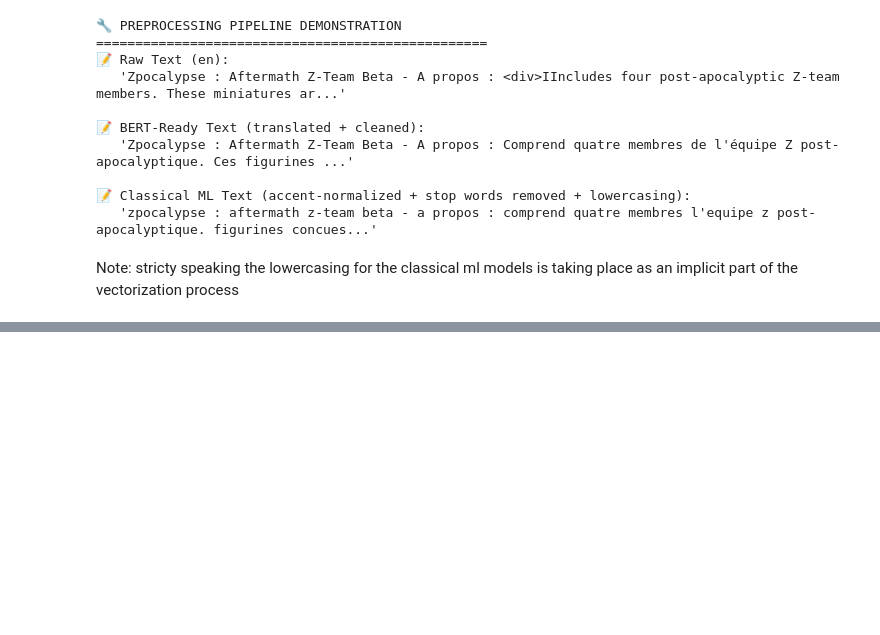
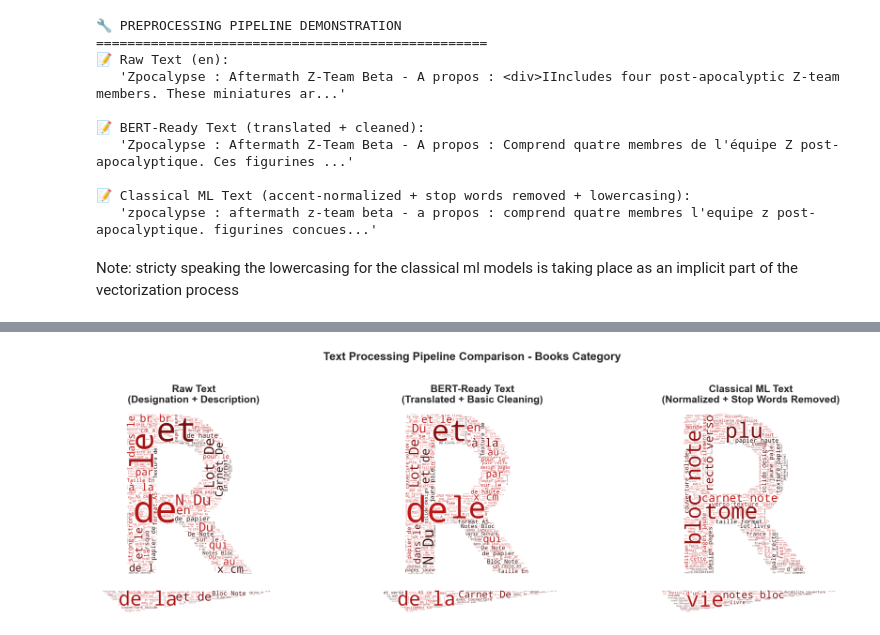
Before and after one commit to Wilsbert12/Data_Science_Classification_of_Rakuten_Challenge_Multimodal_Soft_Vote, a Jupyter notebook: notebooks/01_exploratory_data_analysis.ipynb, the cells around one changed output, grey strips where cells are left out. Drawn from its saved outputs; the diff is of its cells as text; code cells hidden in the pictures; blank space fills up the shorter version.

```diff
--- a/notebooks/01_exploratory_data_analysis.ipynb
+++ b/notebooks/01_exploratory_data_analysis.ipynb
@@ -1166,0 +1053,68 @@ ModuleNotFoundError: No module named 'wordcloud'
+# %%
+from wordcloud import WordCloud, ImageColorGenerator
+import matplotlib.pyplot as plt
+from PIL import Image
+import numpy as np
+
+# Create raw combined text
+df_raw['raw_combined'] = df_raw['designation'].astype(str) + ' ' + df_raw['description'].fillna('').astype(str)
+
+# Get text from Books category
+demo_category = 'Books'
+
+# Raw text from df_raw
+raw_category_data = df_raw[df_raw['parent_category'] == demo_category]
+raw_combined = ' '.join(raw_category_data['raw_combined'])
+
+# BERT-ready text from df_processed
+bert_category_data = df_processed[df_processed['parent_category'] == demo_category]
+bert_combined = ' '.join(bert_category_data['merged_text'])
+
+# Get Classical ML text (accent normalized + stop words removed)
+import unicodedata
+from nltk.corpus import stopwords
+french_stops = stopwords.words('french')
+
+classical_texts = []
+for text in bert_category_data['merged_text']:
+    # Accent normalization
+    normalized = unicodedata.normalize('NFKD', str(text)).encode('ascii', 'ignore').decode('utf-8')
+    # Lowercase and remove stop words
+    words = normalized.lower().split()
+    without_stops = ' '.join([word for word in words if word not in french_stops and len(word) > 2])
+    classical_texts.append(without_stops)
+classical_combined = ' '.join(classical_texts)
+
+# Load and prepare mask
+mask_img = Image.open("../assets/4755.T.png").convert('RGB')
+mask = np.array(mask_img)
+mask_inverted = 255 - mask
+
+# Create wordclouds
+wc_raw = WordCloud(background_color="white", max_words=500, mask=mask_inverted).generate(raw_combined)
+wc_bert = WordCloud(background_color="white", max_words=500, mask=mask_inverted).generate(bert_combined)
+wc_classical = WordCloud(background_color="white", max_words=500, mask=mask_inverted).generate(classical_combined)
+
+# Create coloring from image
+image_colors = ImageColorGenerator(mask)
+
+# Display all three
+fig, axes = plt.subplots(1, 3, figsize=(21, 7))
+
+axes[0].imshow(wc_raw.recolor(color_func=image_colors), interpolation="bilinear")
+axes[0].set_title('Raw Text\n(Designation + Description)', fontsize=18, fontweight='bold', pad=20)
+axes[0].axis("off")
+
+axes[1].imshow(wc_bert.recolor(color_func=image_colors), interpolation="bilinear")
+axes[1].set_title('BERT-Ready Text\n(Translated + Basic Cleaning)', fontsize=18, fontweight='bold', pad=20)
+axes[1].axis("off")
+
+axes[2].imshow(wc_classical.recolor(color_func=image_colors), interpolation="bilinear")
+axes[2].set_title('Classical ML Text\n(Normalized + Stop Words Removed)', fontsize=18, fontweight='bold', pad=20)
+axes[2].axis("off")
+
+plt.suptitle(f'Text Processing Pipeline Comparison - {demo_category} Category', fontsize=20, fontweight='bold', y=0.98)
+plt.tight_layout(pad=3.0)
+plt.show()
+# %% [output]
+[figure, added]
```
Also changed, not shown: parts of 8 cells of this notebook, 4 other files.
